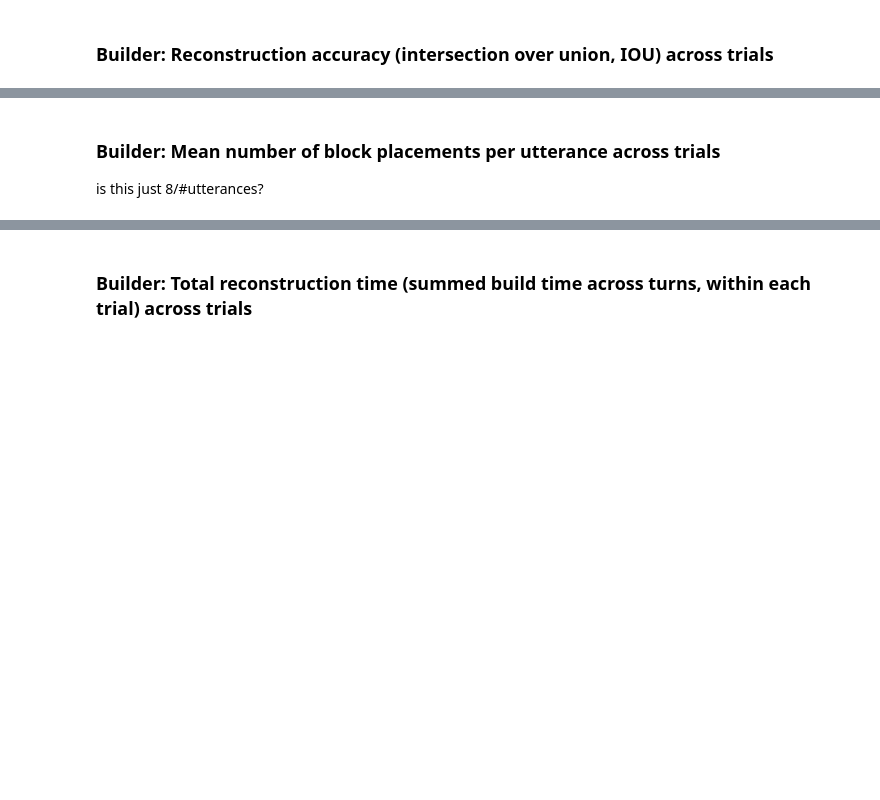
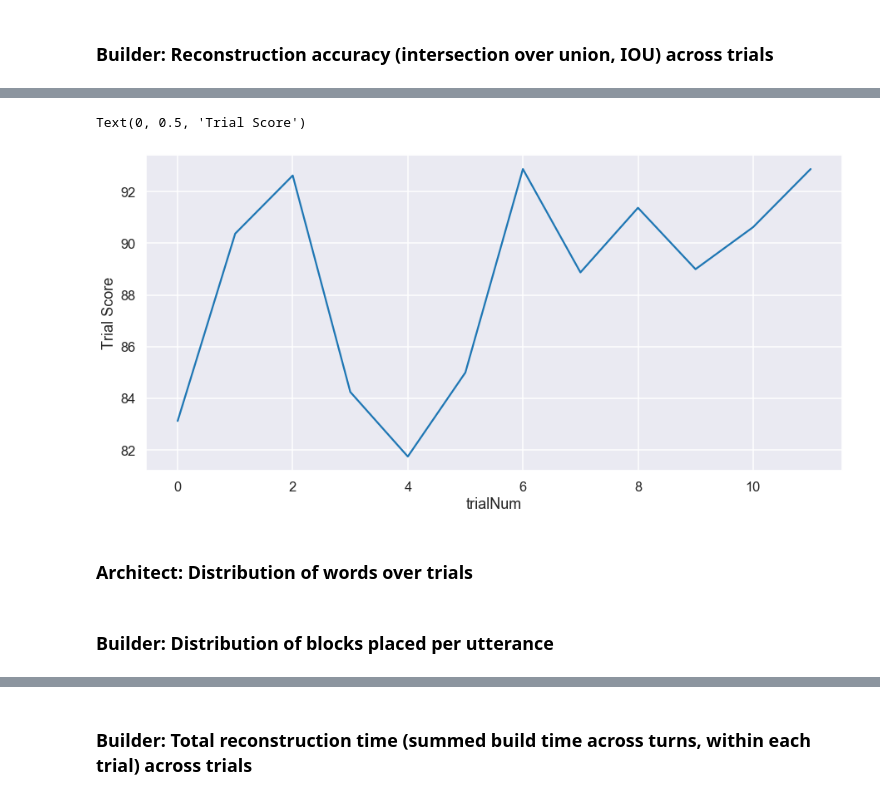
Before and after one commit to cogtoolslab/compositional-abstractions, a Jupyter notebook: analysis/compabs_analysis.ipynb, the cells around one changed output, grey strips where cells are left out. Drawn from its saved outputs; the diff is of its cells as text; code cells hidden in the pictures; blank space fills up the shorter version.

```diff
--- a/analysis/compabs_analysis.ipynb
+++ b/analysis/compabs_analysis.ipynb
@@ -347,8 +467,7 @@ df_block['trialNum'] = pd.to_numeric(df_block['trialNum'], errors = 'coerce')
 # %%
 fig, ax = plt.subplots(figsize=(15,7))
-df_trial.groupby(['gameid','trialNum'])['score'].sum().groupby(['trialNum']).mean().plot(ax = ax)
+df_trial.groupby(['gameid','trialNum'])['trialScore'].sum().groupby(['trialNum']).mean().plot(ax = ax)
 plt.ylabel('Trial Score')
+# %% [output]
+Text(0, 0.5, 'Trial Score')
+[figure, added]
-# %% [markdown]
-### Builder: Mean number of block placements per utterance across trials
-
-is this just 8/#utterances?
@@ -359,0 +474,4 @@ print(df_block.groupby(['gameid','trialNum', 'turnNum'])['_id'].count())
+# %% [markdown]
+### Architect: Distribution of words over trials
+# %% [markdown]
+### Builder: Distribution of blocks placed per utterance
```
Also changed, not shown: parts of 31 cells of this notebook.
